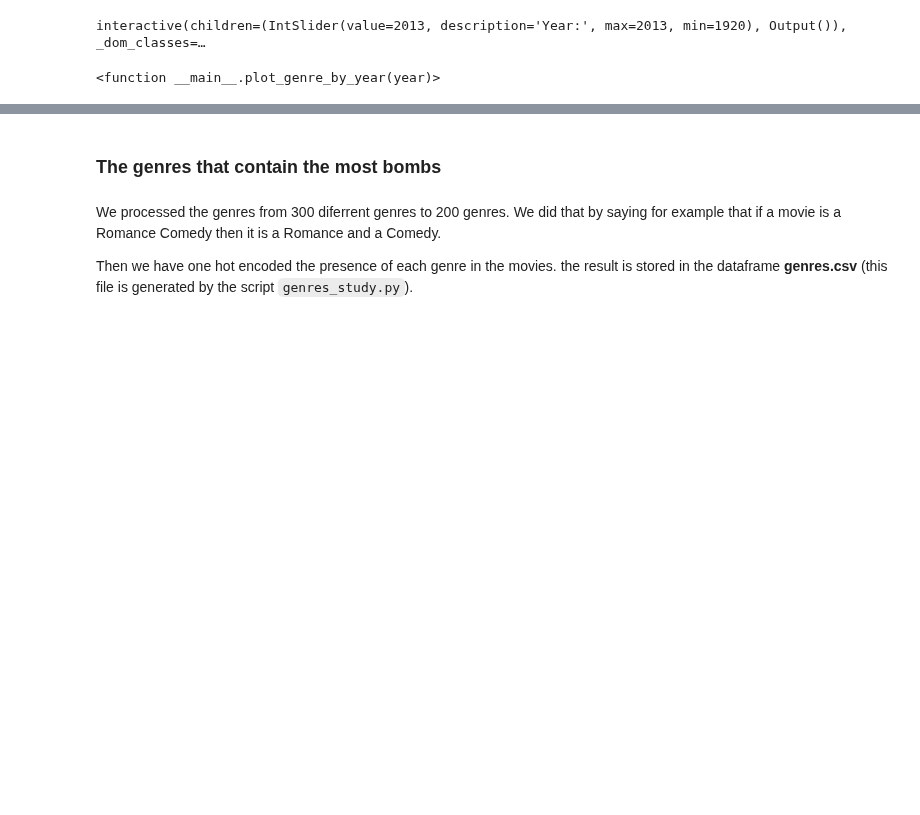
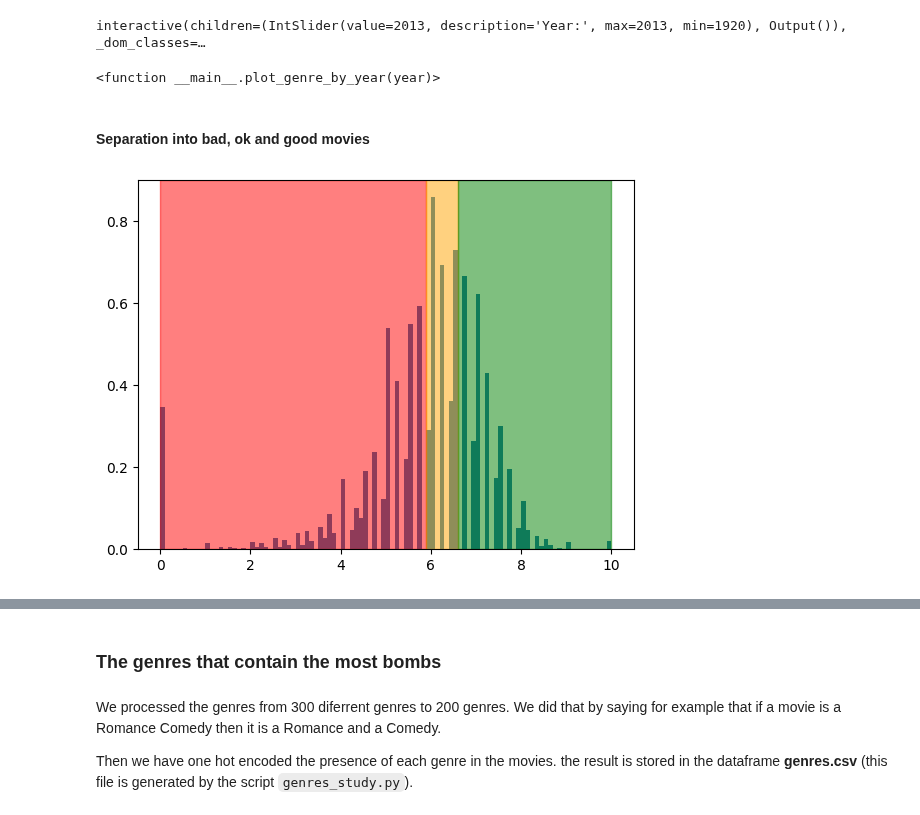
Before and after one commit to epfl-ada/ada-2022-project-adamax, a Jupyter notebook: src/initial_analysis.ipynb, the cells around one changed output, grey strips where cells are left out. Saved outputs shown, nothing was run; the diff lists cells and outputs as text; code cells hidden in the pictures; blank space fills up the shorter version.

```diff
--- a/src/initial_analysis.ipynb
+++ b/src/initial_analysis.ipynb
@@ -299,3 +315,15 @@ widgets.interact(plot_genre_by_year, year=widget)
 # %% [output]
 interactive(children=(IntSlider(value=2013, description='Year:', max=2013, min=1920), Output()), _dom_classes=…
 <function __main__.plot_genre_by_year(year)>
+# %% [markdown]
+#### Separation into bad, ok and good movies
+# %%
+# Distribution of ratings
+plt.hist(df_movies["vote_average"], bins=100, density=True)
+# color first third of the data
+plt.axvspan(0, 5.9, alpha=0.5, color='red')
+plt.axvspan(5.9, 6.6, alpha=0.5, color='orange')
+plt.axvspan(6.6, 10, alpha=0.5, color='green')
+plt.show()
+# %% [output]
+[figure, added]
```
Also changed, not shown: parts of 19 cells of this notebook.
